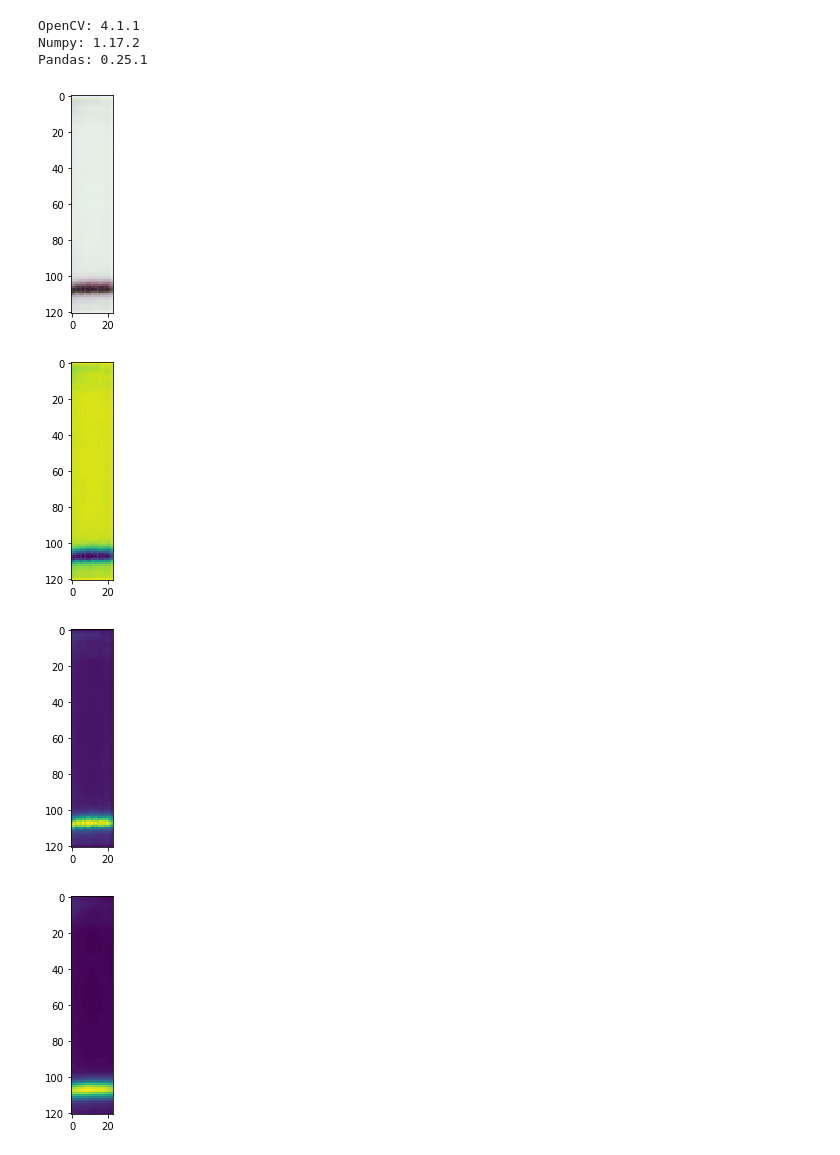
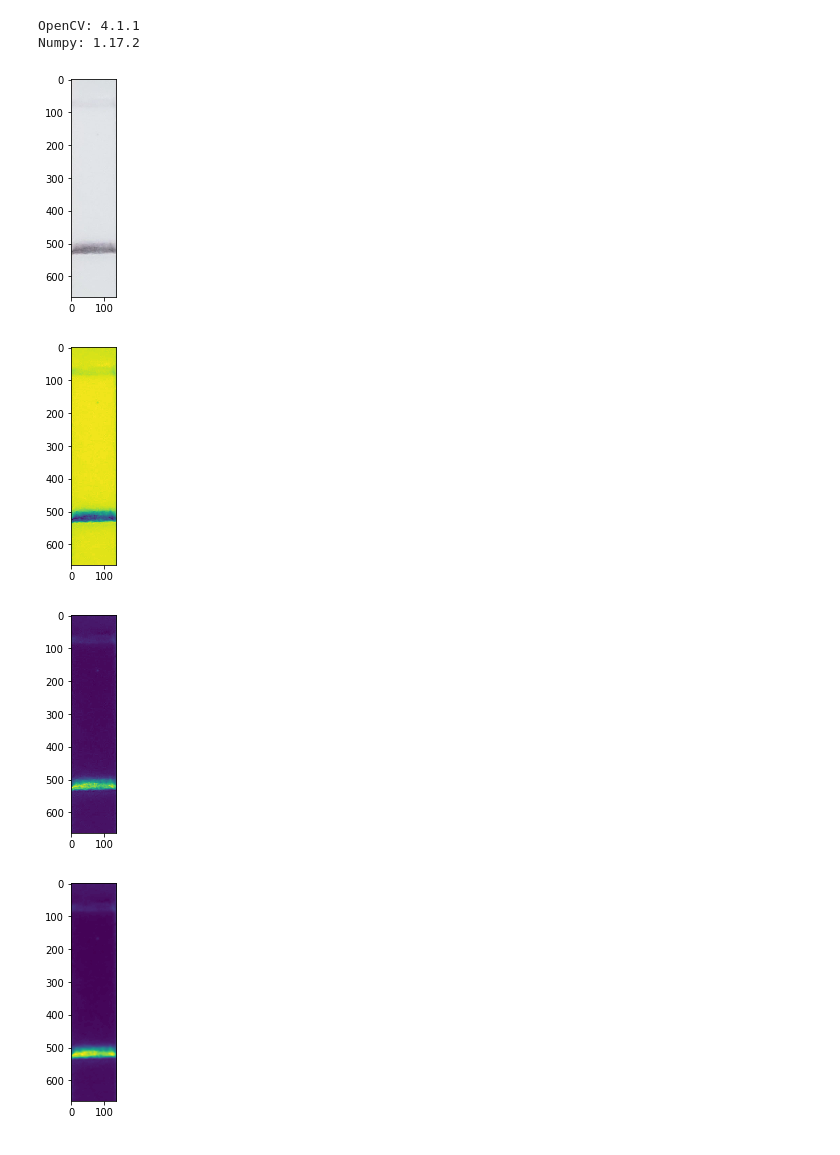
Before and after one commit to jackievaleri/lateral_flow_quantification_app, a Jupyter notebook: Lateral_flow_quantifier.ipynb, the cells around one changed output. Saved outputs shown, nothing was run; the diff lists cells and outputs as text; code cells hidden in the pictures.

Commit message:
update jupyter notebook

```diff
--- a/Lateral_flow_quantifier.ipynb
+++ b/Lateral_flow_quantifier.ipynb
@@ -17,78 +11,77 @@ To-do:
 # %%
-# importing required packages
+# importing packages required to sucessfully run the notebook
 
-import cv2 # openCV -- contains useful functions for image analysis and shape detection
+import cv2 # openCV -- contains several useful functions for image analysis and band identification
+import skimage
 import numpy as np
-import pandas as pd
-import scipy as sp
-import skimage # essentially scikit-learn image processing functions
-import imutils # useful openCV helper functions
+
+import imutils
 from imutils import contours
 
 import matplotlib.pyplot as plt
 from ocr.helpers import implt, resize, ratio
 
-
 print("OpenCV: " + cv2.__version__)
 print("Numpy: " + np.__version__)
-print("Pandas: " + pd.__version__)
 
 plt.rcParams['figure.figsize'] = (9.0, 9.0)
 # %% [output]
 OpenCV: 4.1.1
 Numpy: 1.17.2
-Pandas: 0.25.1
 # %%
 # read and plot original image
-# image is in jpeg format because this is the starard format for android phones (and most mobile devices)
+# image is expected to be in jpeg format because this is the starard format for android phones (and most mobile devices)
 
 # read image using openCV
-image_path = "lat_flow_images/paper_figure2_images/BKV_lat_flow_neg.jpg"
+image_path = "images/CXCL9_NY346/191217_NY346_NEG_CTL.jpg"
 image_orig = cv2.imread(image_path)
-pathogen_to_detect = "BKV"
-image_orig_copy = image_orig.copy()
+
+target_to_detect = "CMV" # target should be either 'CMV', ' BKV', or 'CXCL9'
+
+image_orig_copy = image_orig.copy() # making copy of the original image
+
 # display image using python function
 implt(image_orig)
 
-
-# these functions will display what openCV is seeing (the python function changes things a little bit)
-# cv2.imshow("Original image", image_orig_jpg)
+# these functions will display the image in a different window.
+# cv2.imshow("Original image", image_orig)
 # cv2.waitKey(0)
 # cv2.destroyAllWindows()
 # %% [output]
-[figure, old version]
+[figure, new version]
 # %%
 # convert image from BGR to RGB to 8-bit Grayscale
-# Follows same preprocessing that Michael Kaminski uses
-# could probably go BGR2GRAY -- kept it this way just to be safe
-image_RBG = cv2.cvtColor(image_orig, cv2.COLOR_BGR2RGB)
-image_GRAY = cv2.cvtColor(image_RBG, cv2.COLOR_RGB2GRAY)
+# image_RBG = cv2.cvtColor(image_orig, cv2.COLOR_BGR2RGB)
+# image_GRAY = cv2.cvtColor(image_RBG, cv2.COLOR_RGB2GRAY)
+image_GRAY = cv2.cvtColor(image_orig, cv2.COLOR_BGR2GRAY)
 implt(image_GRAY)
 
 # cv2.imshow("Grayscale image", image_GRAY)
 # cv2.waitKey(0)
 # cv2.destroyAllWindows()
 # %% [output]
-[figure, old version]
+[figure, new version]
 # %%
-# invert image colors -- again, following what Prof. Kaminski does during signal quantification
+# invert image colors (i.e., obtain negative of the image)
 image_invert = cv2.bitwise_not(image_GRAY)
 implt(image_invert)
 
 image_invert_orig = image_invert.copy() # saving original inverted image such that contour box is not saved over
+
 # cv2.imshow("Inverted image", image_invert_jpg)
 # cv2.waitKey(0)
 # cv2.destroyAllWindows()
 # %% [output]
-[figure, old version]
+[figure, new version]
 # %%
-# apply Gaussian blur (helps with bright-spot detection)
+# apply Gaussian blur (helps with minimizing the effect of noisy artifactual bright-spots)
 image_blur = cv2.GaussianBlur(image_invert, (11, 11), 0)
+
 implt(image_blur)
 
 # cv2.imshow("Gaussian blur image", image_blur_jpg)
 # cv2.waitKey(0)
 # cv2.destroyAllWindows()
 # %% [output]
-[figure, old version]
+[figure, new version]
 # %%
```
Also changed, not shown: parts of 11 cells of this notebook.
